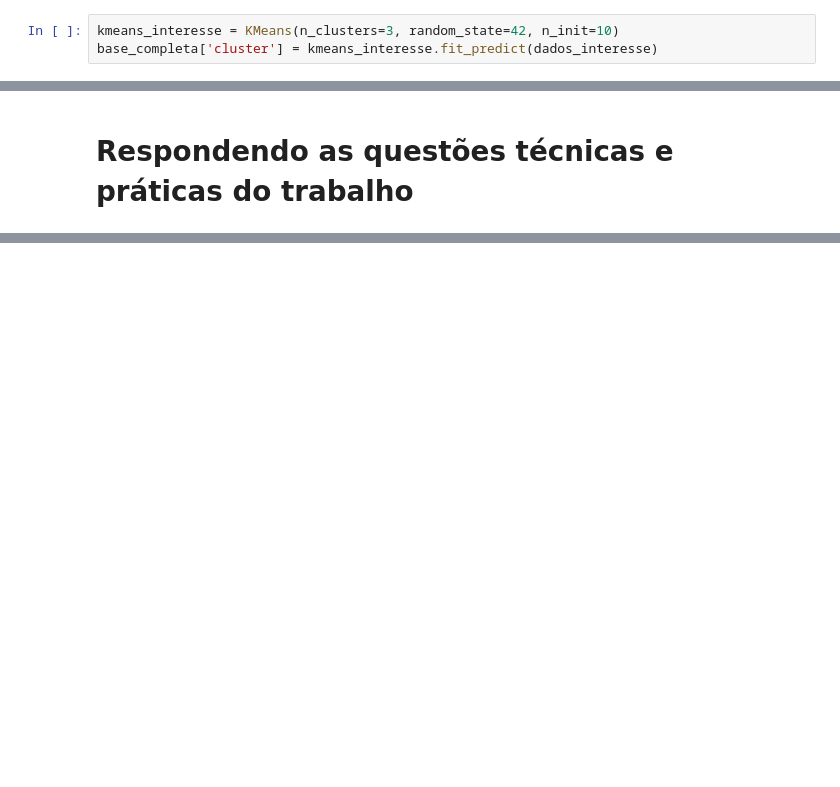
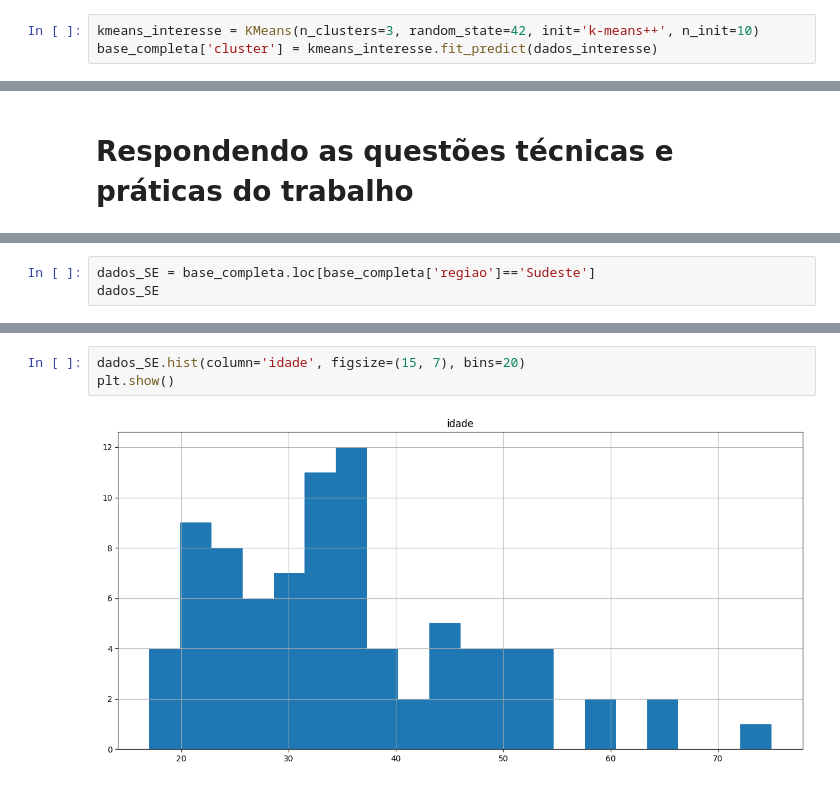
Before and after one commit to pzoliveira/IGTI_DESM1, a Jupyter notebook: IGTI_DESM1.ipynb, the cells around one changed output, grey strips where cells are left out. Saved outputs shown, nothing was run; the diff lists cells and outputs as text; blank space fills up the shorter version.

```diff
--- a/IGTI_DESM1.ipynb
+++ b/IGTI_DESM1.ipynb
@@ -353,7 +353,7 @@ sklearn.__version__
 # %% [output]
 '1.2.2'
 # %%
-kmeans_interesse = KMeans(n_clusters=3, random_state=42, n_init=10)
+kmeans_interesse = KMeans(n_clusters=3, random_state=42, init='k-means++', n_init=10)
 base_completa['cluster'] = kmeans_interesse.fit_predict(dados_interesse)
 # %%
 centroides = kmeans_interesse.cluster_centers_
@@ -379,0 +386,3 @@ figura.show()
+# %%
+dados_SE = base_completa.loc[base_completa['regiao']=='Sudeste']
+dados_SE
@@ -379,0 +403,5 @@ figura.show()
+# %%
+dados_SE.hist(column='idade', figsize=(15, 7), bins=20)
+plt.show()
+# %% [output]
+[figure, added]
```
Also changed, not shown: parts of 25 cells of this notebook.
